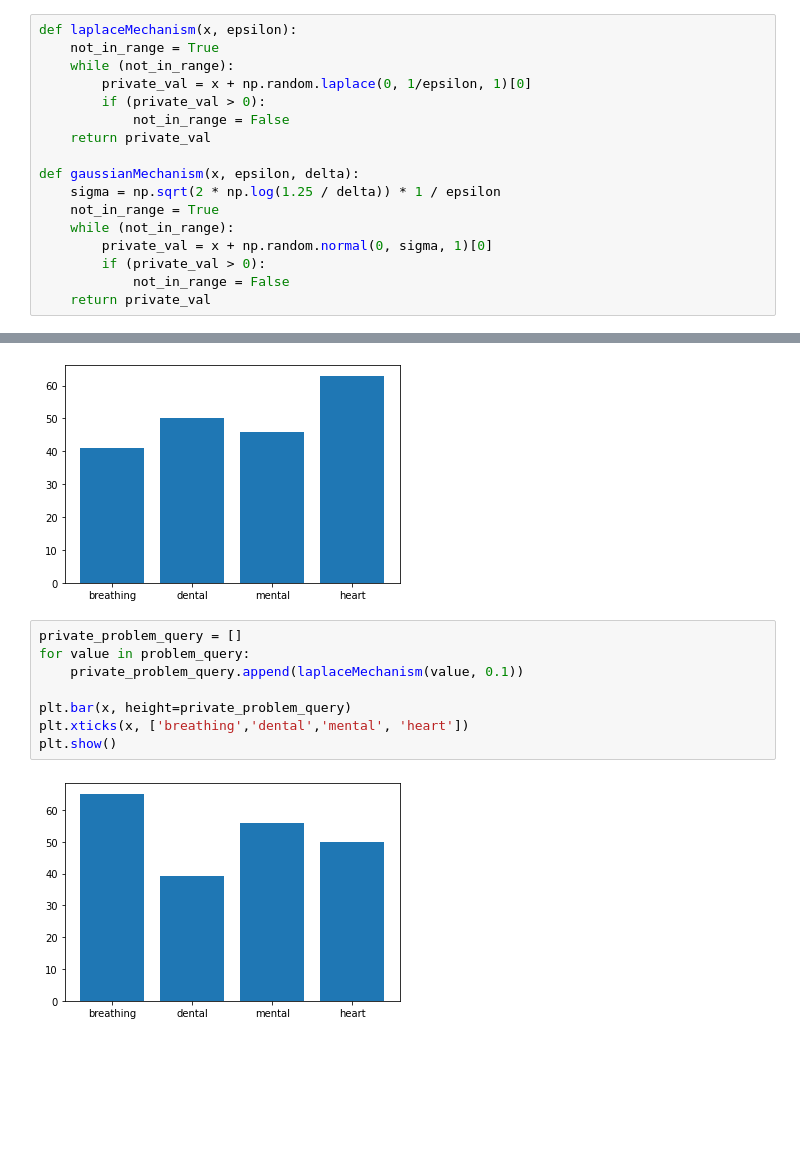
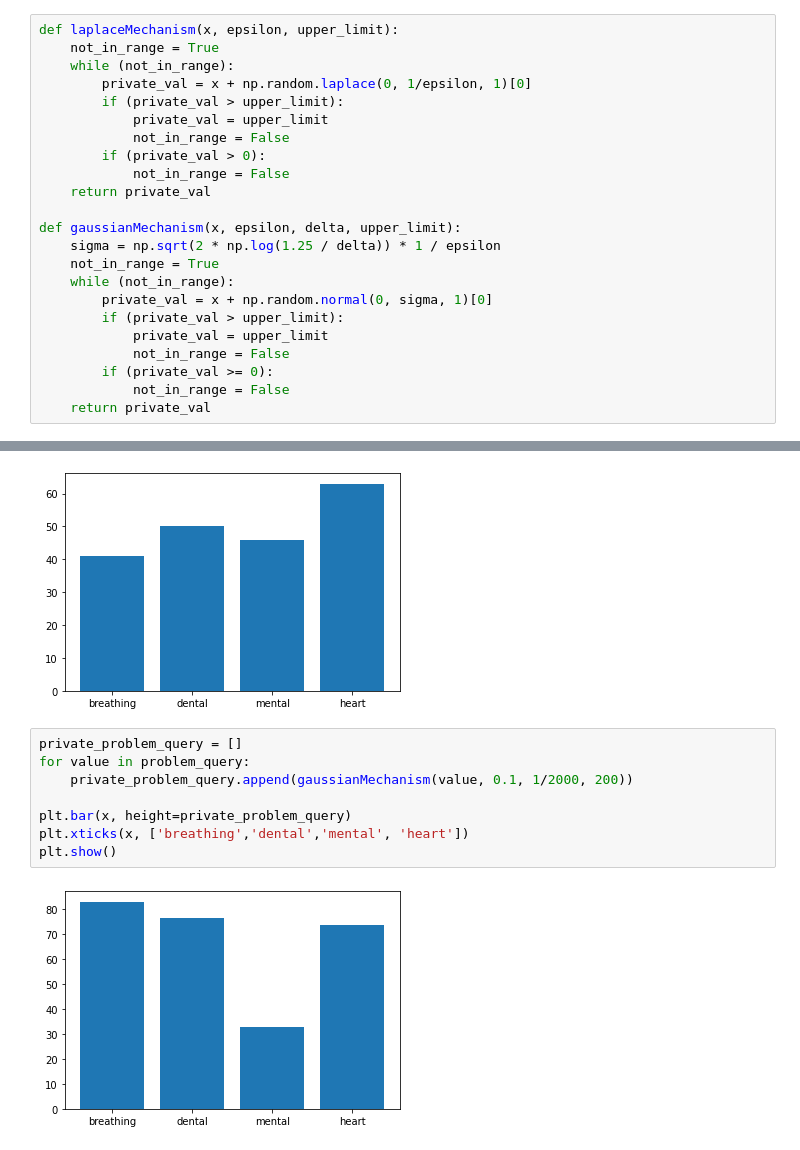
Before and after one commit to aleksandr-kataev/Privacy-Preserving-Algorithms, a Jupyter notebook: diffprivacyNoise.ipynb, the cells around one changed output, grey strips where cells are left out. Cells and saved outputs as stored; diff of their text form; blank space fills up the shorter version.

Commit message:
Added upper_bounds for mechanisms, added error/epsilone graph for categorical data

```diff
--- a/diffprivacyNoise.ipynb
+++ b/diffprivacyNoise.ipynb
@@ -7,20 +7,26 @@ from scipy import stats
 # %%
 df = pd.read_csv("healthdata.csv")
 # %%
-def laplaceMechanism(x, epsilon):
+def laplaceMechanism(x, epsilon, upper_limit):
     not_in_range = True
     while (not_in_range):
         private_val = x + np.random.laplace(0, 1/epsilon, 1)[0]
+        if (private_val > upper_limit):
+            private_val = upper_limit
+            not_in_range = False
         if (private_val > 0):
             not_in_range = False
     return private_val
 
-def gaussianMechanism(x, epsilon, delta):
+def gaussianMechanism(x, epsilon, delta, upper_limit):
     sigma = np.sqrt(2 * np.log(1.25 / delta)) * 1 / epsilon
     not_in_range = True
     while (not_in_range):
         private_val = x + np.random.normal(0, sigma, 1)[0]
-        if (private_val > 0):
+        if (private_val > upper_limit):
+            private_val = upper_limit
+            not_in_range = False
+        if (private_val >= 0):
             not_in_range = False
     return private_val
 # %%
@@ -120,10 +131,10 @@ plt.show()
 # %%
 private_problem_query = []
 for value in problem_query:
-    private_problem_query.append(laplaceMechanism(value, 0.1))
+    private_problem_query.append(gaussianMechanism(value, 0.1, 1/2000, 200))
 
 plt.bar(x, height=private_problem_query)
 plt.xticks(x, ['breathing','dental','mental', 'heart'])
 plt.show()
 # %% [output]
-[figure, old version]
+[figure, new version]
```
Also changed, not shown: parts of 14 cells of this notebook.
